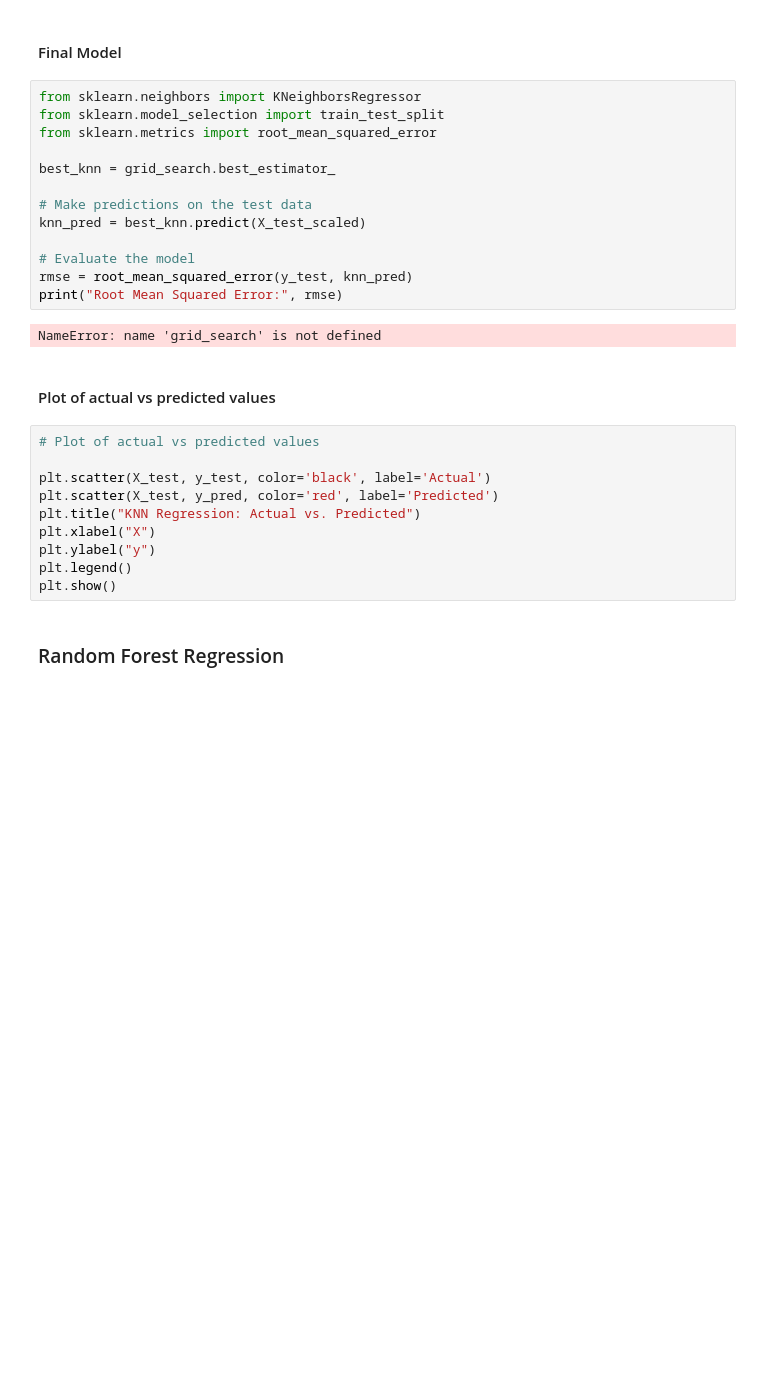
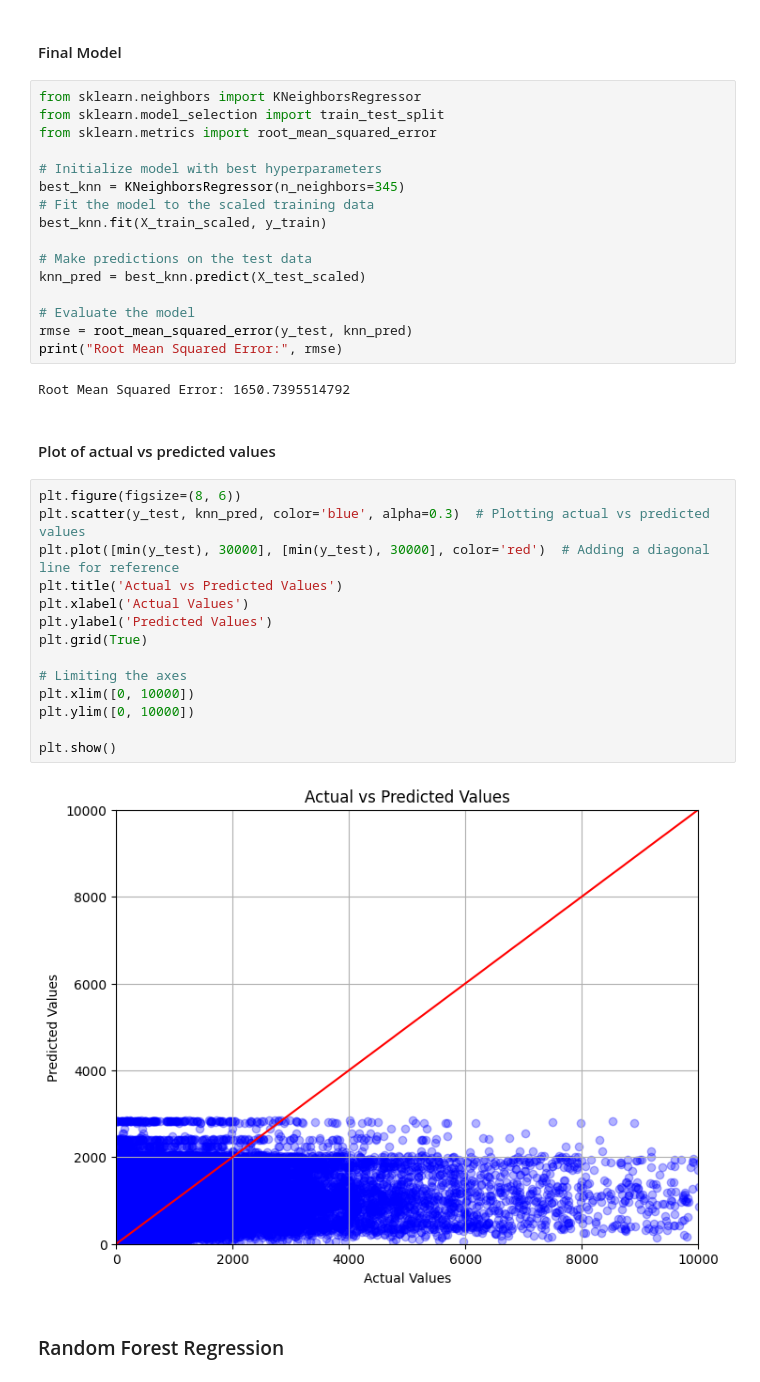
Before and after one commit to carinacwq/Crowd-Prediction-of-Bus-Stops-in-Singapore, a Jupyter notebook: src/CS3244_group_project.ipynb, the cells around one changed output. Drawn from its saved outputs; the diff is of its cells as text; blank space fills up the shorter version.

Commit message:
run knn model

```diff
--- a/src/CS3244_group_project.ipynb
+++ b/src/CS3244_group_project.ipynb
@@ -416,7 +418,10 @@ from sklearn.neighbors import KNeighborsRegressor
 from sklearn.model_selection import train_test_split
 from sklearn.metrics import root_mean_squared_error
 
-best_knn = grid_search.best_estimator_
+# Initialize model with best hyperparameters
+best_knn = KNeighborsRegressor(n_neighbors=345)
+# Fit the model to the scaled training data
+best_knn.fit(X_train_scaled, y_train)
 
 # Make predictions on the test data
 knn_pred = best_knn.predict(X_test_scaled)
@@ -425,19 +430,25 @@ knn_pred = best_knn.predict(X_test_scaled)
 rmse = root_mean_squared_error(y_test, knn_pred)
 print("Root Mean Squared Error:", rmse)
 # %% [output]
-NameError: name 'grid_search' is not defined
+Root Mean Squared Error: 1650.7395514792
 # %% [markdown]
 #### Plot of actual vs predicted values
-# %%
-# Plot of actual vs predicted values
-
-plt.scatter(X_test, y_test, color='black', label='Actual')
-plt.scatter(X_test, y_pred, color='red', label='Predicted')
-plt.title("KNN Regression: Actual vs. Predicted")
-plt.xlabel("X")
-plt.ylabel("y")
-plt.legend()
-plt.show()
+# %%
+plt.figure(figsize=(8, 6))
+plt.scatter(y_test, knn_pred, color='blue', alpha=0.3)  # Plotting actual vs predicted values
+plt.plot([min(y_test), 30000], [min(y_test), 30000], color='red')  # Adding a diagonal line for reference
+plt.title('Actual vs Predicted Values')
+plt.xlabel('Actual Values')
+plt.ylabel('Predicted Values')
+plt.grid(True)
+
+# Limiting the axes
+plt.xlim([0, 10000])
+plt.ylim([0, 10000])
+
+plt.show()
+# %% [output]
+[figure, added]
 # %% [markdown]
 ### Random Forest Regression
 # %% [markdown]
```
Also changed, not shown: parts of 5 cells of this notebook.
